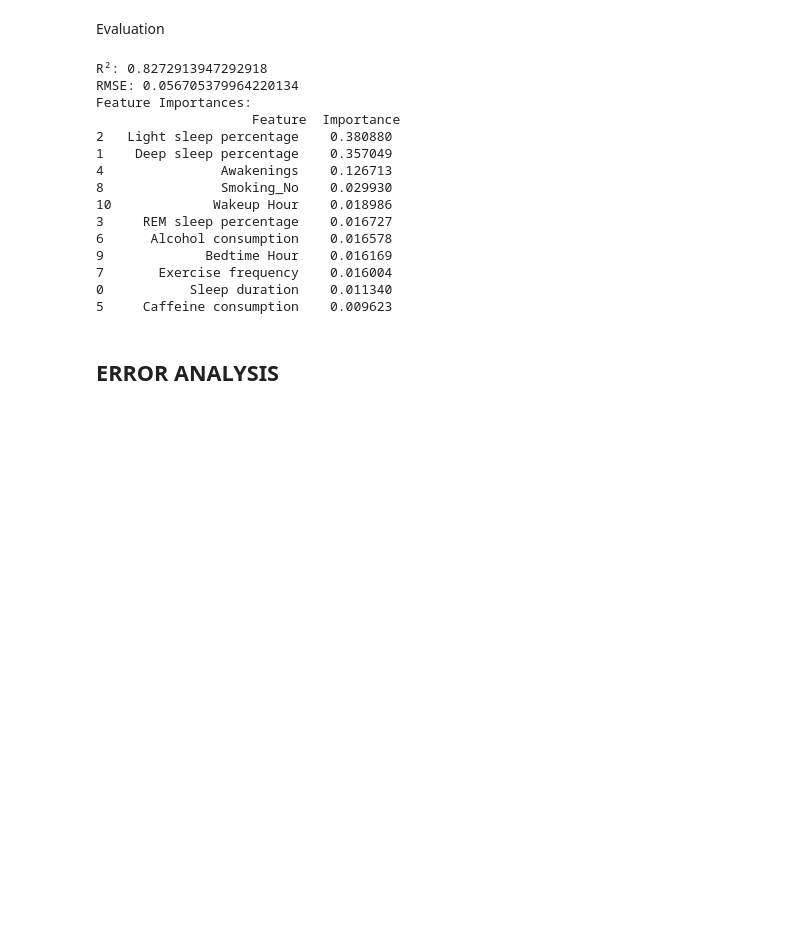
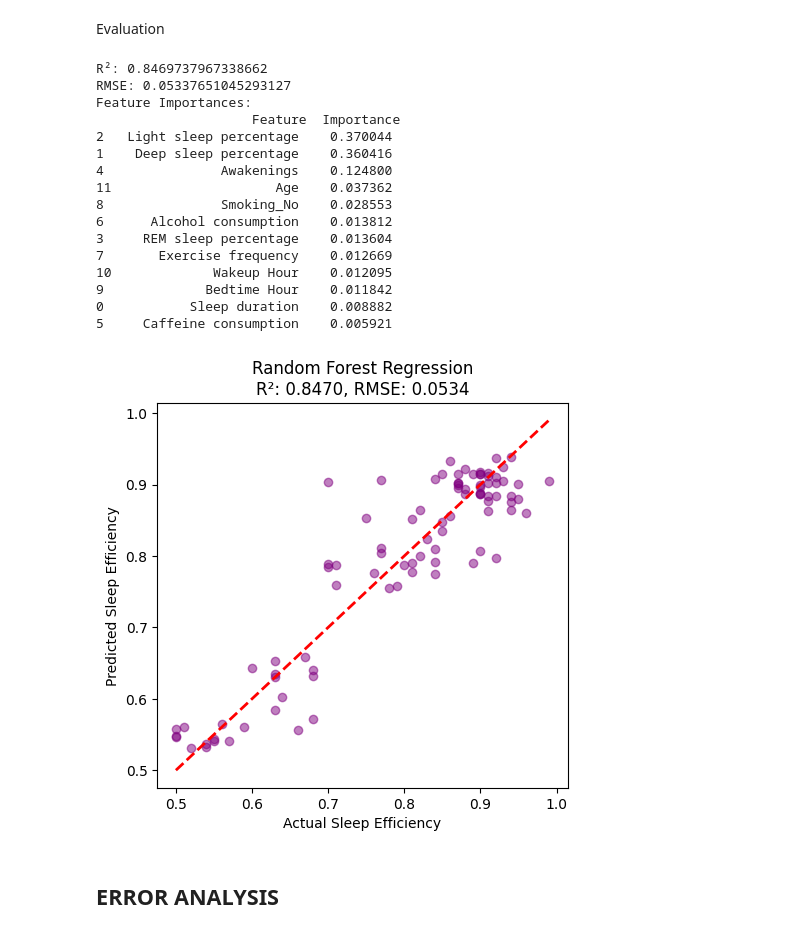
Before and after one commit to OldMarkie/Sleep-Efficiency-Data-Model, a Jupyter notebook: sleepEfficiencyModel.ipynb, the cells around one changed output. Saved outputs shown, nothing was run; the diff lists cells and outputs as text; code cells hidden in the pictures; blank space fills up the shorter version.

```diff
--- a/sleepEfficiencyModel.ipynb
+++ b/sleepEfficiencyModel.ipynb
@@ -540,7 +564,7 @@ Loading the Data in X and y variables
 X = slpEf_df[['Sleep duration', 'Deep sleep percentage', 'Light sleep percentage',
                'REM sleep percentage', 'Awakenings', 'Caffeine consumption',
                'Alcohol consumption', 'Exercise frequency', 'Smoking_No',
-               'Bedtime Hour', 'Wakeup Hour']]
+               'Bedtime Hour', 'Wakeup Hour', 'Age']]
 y = slpEf_df['Sleep efficiency']
 # %% [markdown]
 Splitting the Data into Training Set and Test Set
@@ -572,21 +596,34 @@ importance_df = importance_df.sort_values(by='Importance', ascending=False)
 
 print("Feature Importances:\n", importance_df)
 # %% [output]
-R²: 0.8272913947292918
-RMSE: 0.056705379964220134
+R²: 0.8469737967338662
+RMSE: 0.05337651045293127
 Feature Importances:
                     Feature  Importance
-2   Light sleep percentage    0.380880
-1    Deep sleep percentage    0.357049
-4               Awakenings    0.126713
-8               Smoking_No    0.029930
-10             Wakeup Hour    0.018986
-3     REM sleep percentage    0.016727
-6      Alcohol consumption    0.016578
-9             Bedtime Hour    0.016169
-7       Exercise frequency    0.016004
-0           Sleep duration    0.011340
-5     Caffeine consumption    0.009623
+2   Light sleep percentage    0.370044
+1    Deep sleep percentage    0.360416
+4               Awakenings    0.124800
+11                     Age    0.037362
+8               Smoking_No    0.028553
+6      Alcohol consumption    0.013812
+3     REM sleep percentage    0.013604
+7       Exercise frequency    0.012669
+10             Wakeup Hour    0.012095
+9             Bedtime Hour    0.011842
+0           Sleep duration    0.008882
+5     Caffeine consumption    0.005921
+# %%
+plt.figure(figsize=(18, 5))
+plt.subplot(1, 3, 3)
+plt.scatter(y_test, y_pred, alpha=0.5, color="purple")
+plt.plot([min(y_test), max(y_test)], [min(y_test), max(y_test)], 'r--', lw=2)
+plt.xlabel("Actual Sleep Efficiency")
+plt.ylabel("Predicted Sleep Efficiency")
+plt.title("Random Forest Regression\nR²: {:.4f}, RMSE: {:.4f}".format(
+    r2_score(y_test, y_pred), np.sqrt(mean_squared_error(y_test, y_pred))))
+plt.show()
+# %% [output]
+[figure, added]
 # %% [markdown]
 ## ERROR ANALYSIS
 # %% [markdown]
```
Also changed, not shown: parts of 7 cells of this notebook.
